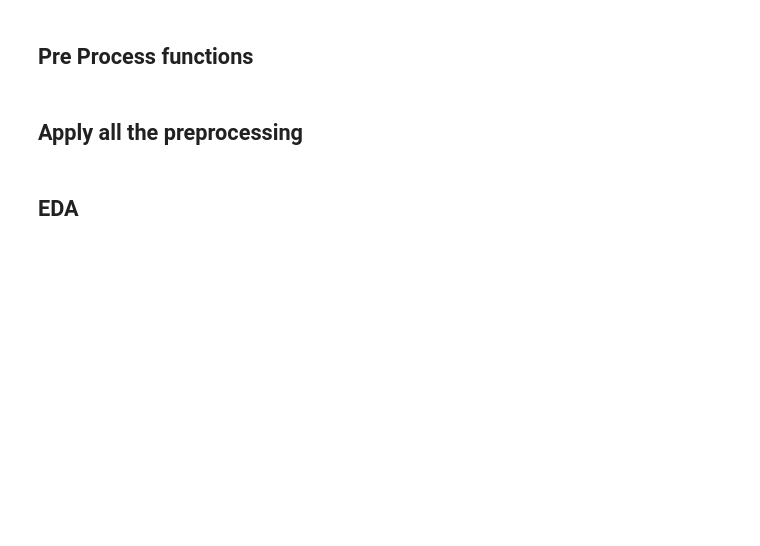
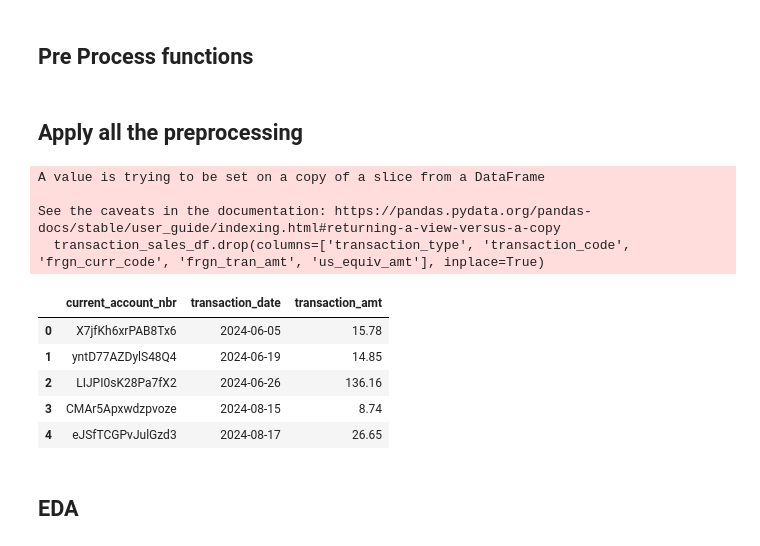
Before and after one commit to mohi-m/Data-THIS-Data-THAT, a Jupyter notebook: main.ipynb, the cells around one changed output. Cells and saved outputs as stored; diff of their text form; code cells hidden in the pictures; blank space fills up the shorter version.

```diff
--- a/main.ipynb
+++ b/main.ipynb
@@ -152,7 +152,20 @@ updated_world_transaction_df=clean_transaction_data(wrld_transaction_df)
 # %%
 # Appened transaction_df and wrld_transaction_df
 combined_transaction_df = pd.concat([updated_transaction_df, updated_world_transaction_df], ignore_index=True)
 transaction_sales_df = combined_transaction_df[(combined_transaction_df['transaction_type'] == 'SALE') & (combined_transaction_df['transaction_code'] == 253)]
+transaction_sales_df.drop(columns=['transaction_type', 'transaction_code', 'frgn_curr_code', 'frgn_tran_amt', 'us_equiv_amt'], inplace=True)
+transaction_sales_df.head()
+# %% [output]
+A value is trying to be set on a copy of a slice from a DataFrame
+
+See the caveats in the documentation: https://pandas.pydata.org/pandas-docs/stable/user_guide/indexing.html#returning-a-view-versus-a-copy
+  transaction_sales_df.drop(columns=['transaction_type', 'transaction_code', 'frgn_curr_code', 'frgn_tran_amt', 'us_equiv_amt'], inplace=True)
+|  | current_account_nbr | transaction_date | transaction_amt |
+| 0 | X7jfKh6xrPAB8Tx6 | 2024-06-05 | 15.78 |
+| 1 | yntD77AZDylS48Q4 | 2024-06-19 | 14.85 |
+| 2 | LIJPI0sK28Pa7fX2 | 2024-06-26 | 136.16 |
+| 3 | CMAr5Apxwdzpvoze | 2024-08-15 | 8.74 |
+| 4 | eJSfTCGPvJulGzd3 | 2024-08-17 | 26.65 |
 # %% [markdown]
 ## EDA
 # %%
```
Also changed, not shown: parts of 5 cells of this notebook.
